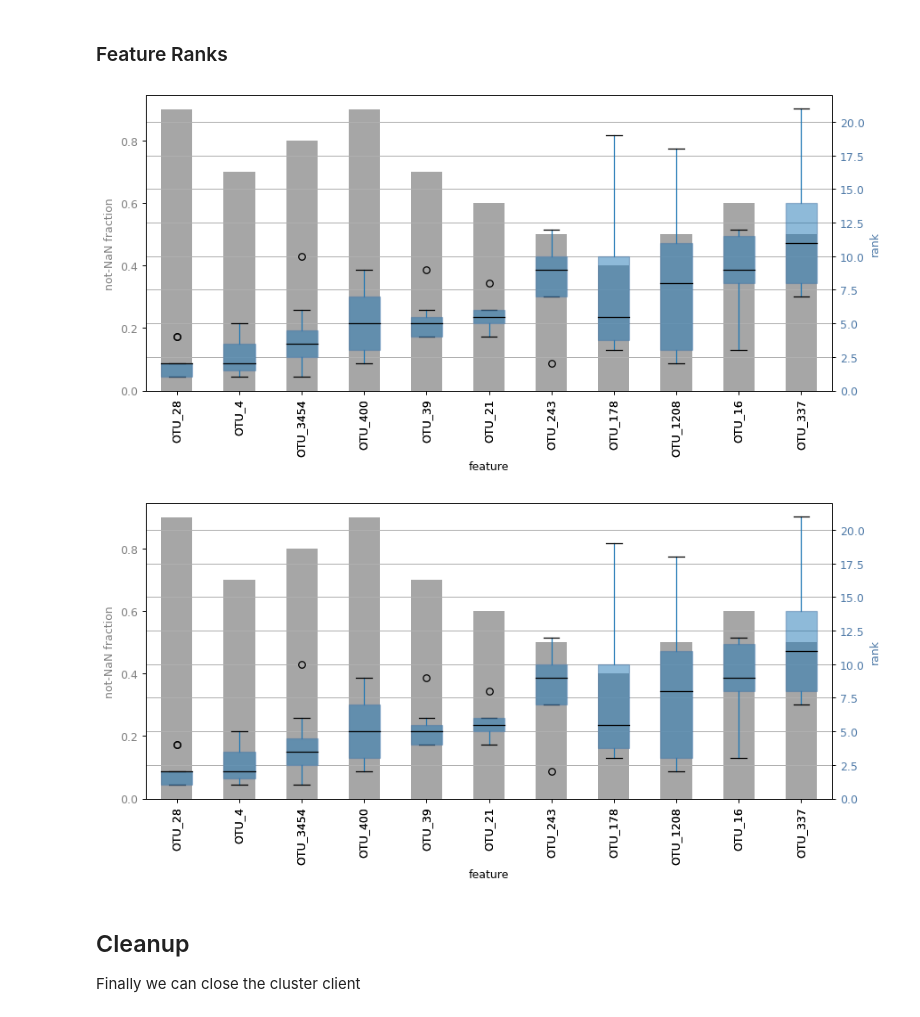
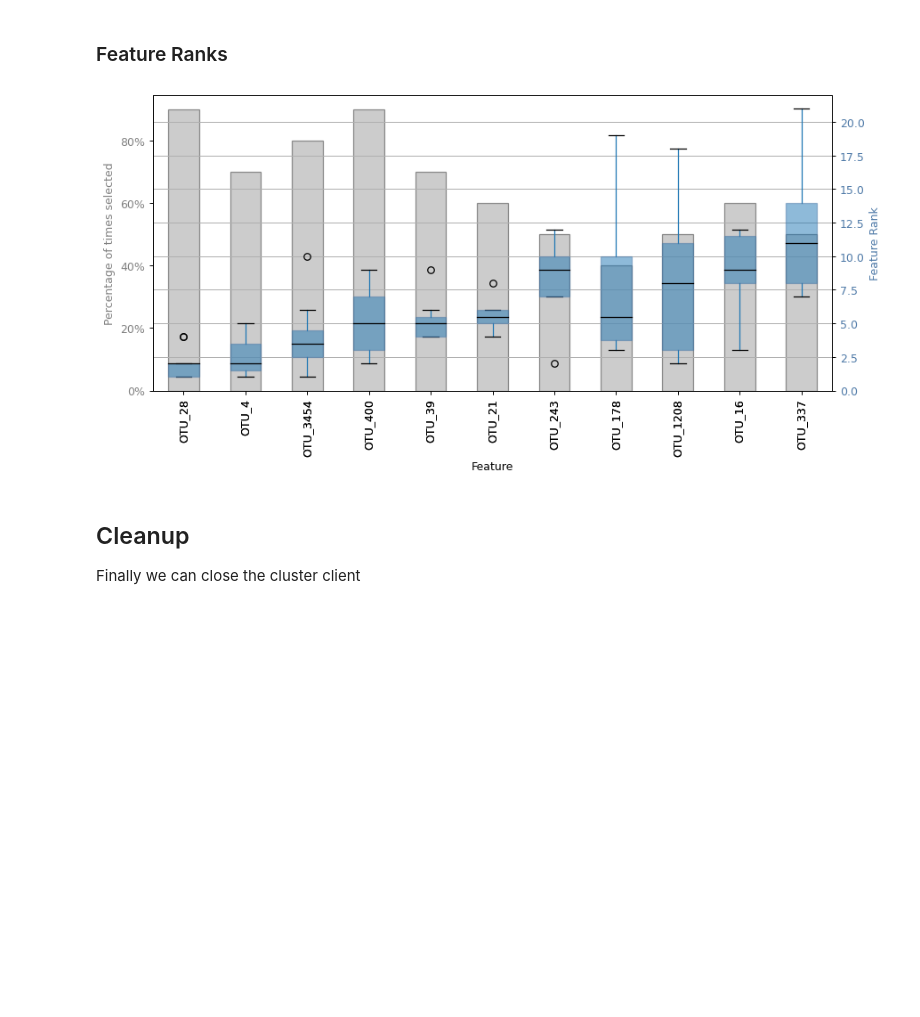
Before and after one commit to datarevenue-berlin/py-MUVR, a Jupyter notebook: notebooks/MinimalExample.ipynb, the cells around one changed output. Cells and saved outputs as stored; diff of their text form; code cells hidden in the pictures; blank space fills up the shorter version.

Commit message:
Address PR reviews
Add dataset used in the notebook to notebooks/. Rename make_report to
print_report. Improve axis names and plot formatting.

--- don't change below this line ---
OM-19 #time 21m

```diff
--- a/notebooks/MinimalExample.ipynb
+++ b/notebooks/MinimalExample.ipynb
@@ -144,10 +133,9 @@ plot_validation_curves(fs, figsize=(12,6), dpi=90)
 # %% [markdown]
 ### Feature Ranks
 # %%
-plot_feature_rank(fs, "mid", feature_names=feature_names, figsize=(10, 5), dpi=90)
+_ = plot_feature_rank(fs, "mid", feature_names=feature_names, figsize=(10, 5), dpi=90)
 # %% [output]
-[figure, old version]
+[figure, new version]
-[figure, removed]
 # %% [markdown]
 ## Cleanup
 Finally we can close the cluster client
```
Also changed, not shown: parts of 5 cells of this notebook, 4 other files.
